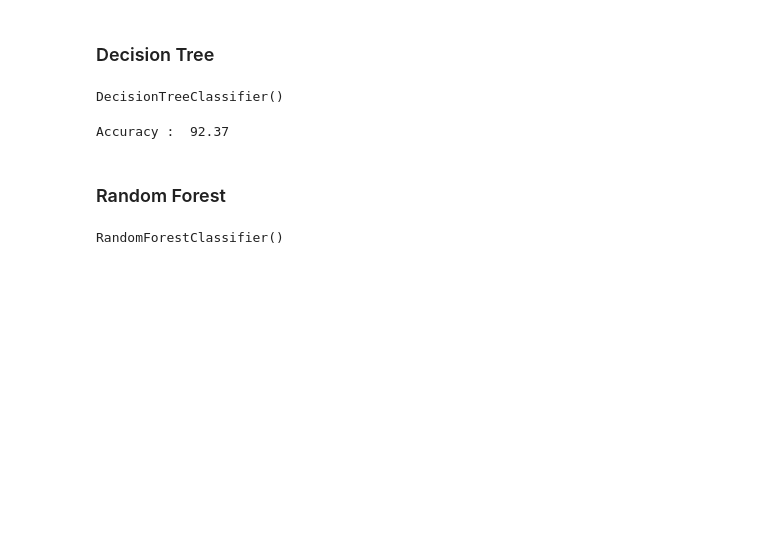
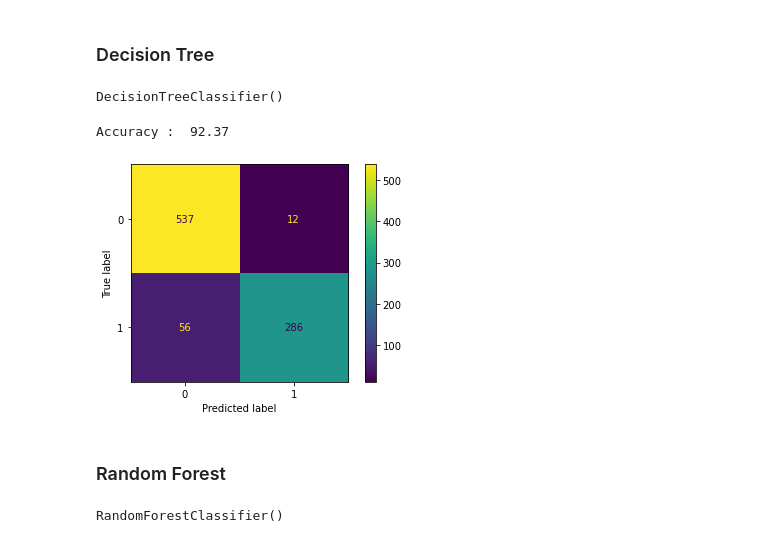
Before and after one commit to samiurprapon/AlmightyTitanic, a Jupyter notebook: Main.ipynb, the cells around one changed output. Saved outputs shown, nothing was run; the diff lists cells and outputs as text; code cells hidden in the pictures; blank space fills up the shorter version.

```diff
--- a/Main.ipynb
+++ b/Main.ipynb
@@ -501,3 +535,9 @@ Accuracy :  92.37
+# %%
+# plotting the confusion matrix
+plot_confusion_matrix(decision_tree, X_train, Y_train)
+plt.show()
+# %% [output]
+[figure, added]
 # %% [markdown]
 ### Random Forest
 # %%
```
Also changed, not shown: parts of 14 cells of this notebook.
